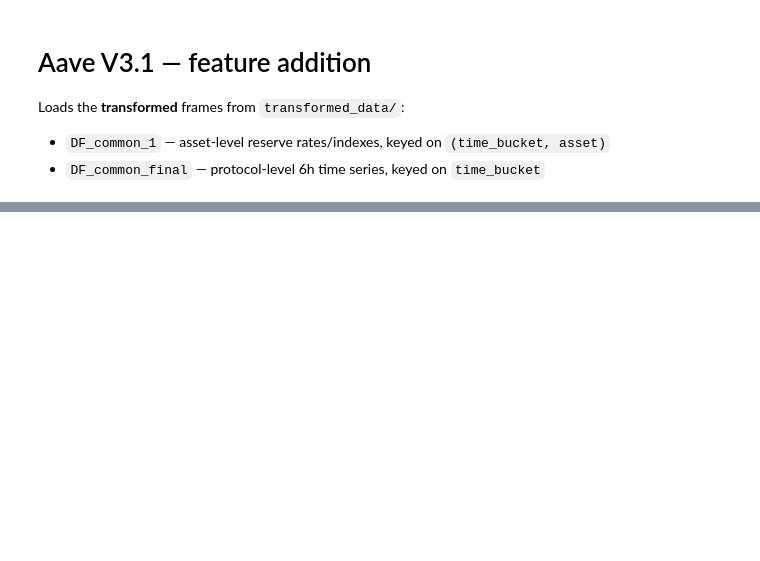
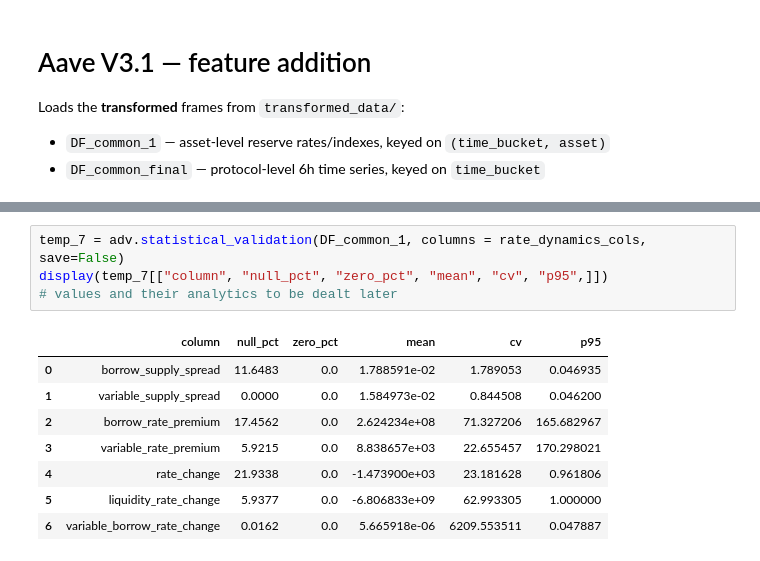
Before and after one commit to md-arham-ali/AAve_v3.1_Credit_risk_scoring, a Jupyter notebook: feature_addition.ipynb, the cells around one changed output, grey strips where cells are left out. Drawn from its saved outputs; the diff is of its cells as text; blank space fills up the shorter version.

```diff
--- a/feature_addition.ipynb
+++ b/feature_addition.ipynb
@@ -48,0 +373,13 @@ DF_common_final: 368 rows x 46 cols
+# %%
+temp_7 = adv.statistical_validation(DF_common_1, columns = rate_dynamics_cols, save=False)
+display(temp_7[["column", "null_pct", "zero_pct", "mean", "cv", "p95",]])
+# values and their analytics to be dealt later
+# %% [output]
+|  | column | null_pct | zero_pct | mean | cv | p95 |
+| 0 | borrow_supply_spread | 11.6483 | 0.0 | 1.788591e-02 | 1.789053 | 0.046935 |
+| 1 | variable_supply_spread | 0.0000 | 0.0 | 1.584973e-02 | 0.844508 | 0.046200 |
+| 2 | borrow_rate_premium | 17.4562 | 0.0 | 2.624234e+08 | 71.327206 | 165.682967 |
+| 3 | variable_rate_premium | 5.9215 | 0.0 | 8.838657e+03 | 22.655457 | 170.298021 |
+| 4 | rate_change | 21.9338 | 0.0 | -1.473900e+03 | 23.181628 | 0.961806 |
+| 5 | liquidity_rate_change | 5.9377 | 0.0 | -6.806833e+09 | 62.993305 | 1.000000 |
+| 6 | variable_borrow_rate_change | 0.0162 | 0.0 | 5.665918e-06 | 6209.553511 | 0.047887 |
```
Also changed, not shown: parts of 29 cells of this notebook, 4 other files.
